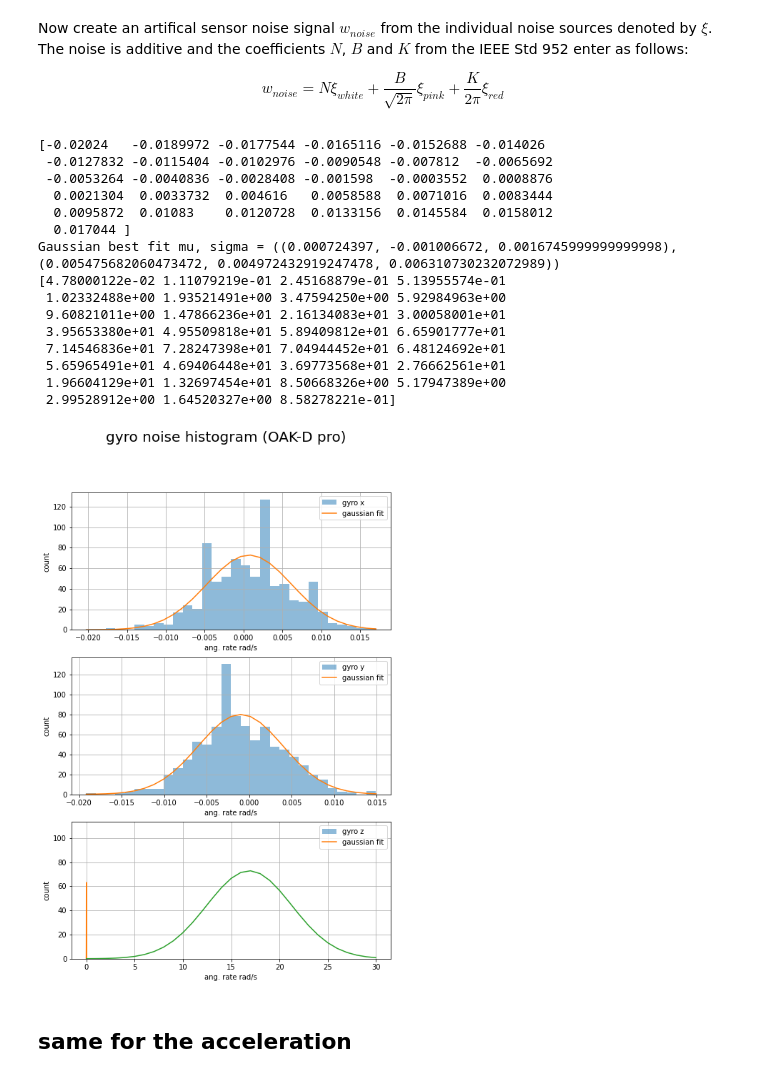
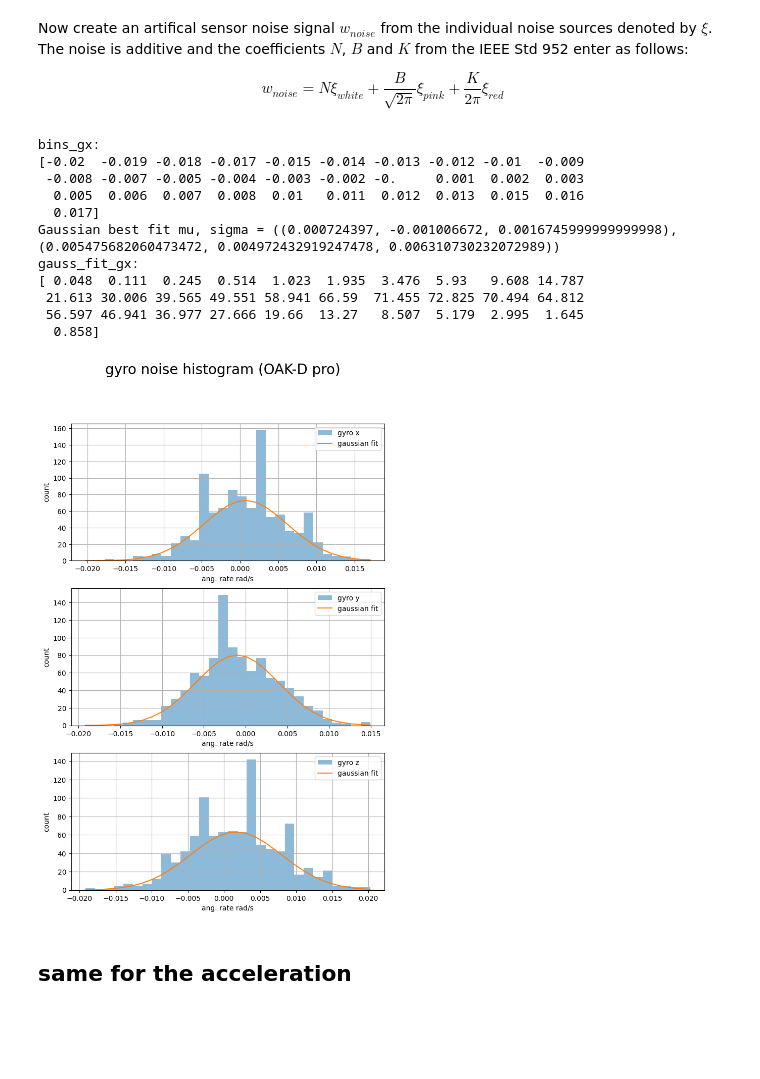
Before and after one commit to diplodocuslongus/depthai2know, a Jupyter notebook: IMU/imu_noise_characterization.ipynb, the cells around one changed output. Saved outputs shown, nothing was run; the diff lists cells and outputs as text; code cells hidden in the pictures; blank space fills up the shorter version.

```diff
--- a/IMU/imu_noise_characterization.ipynb
+++ b/IMU/imu_noise_characterization.ipynb
@@ -186,54 +234,61 @@ f, axarr = plt.subplots(3, sharex=False)
 f.set_figheight(12)
 f.set_figwidth(8)
 f.suptitle(f'gyro noise histogram (OAK-D pro)',fontsize = 20)
+histo_density = False
 #axarr[0].plot(t, accX_ref, 'y.',label="ground truth AccX")
-_, bins_gx, _ = axarr[0].hist(gx, NBINS, density=1, alpha=0.5,label='gyro x')
-_, bins_gy, _ = axarr[1].hist(gy, NBINS, density=1, alpha=0.5,label='gyro y')
-_, bins_gz, _ = axarr[2].hist(gz, NBINS, density=1, alpha=0.5,label='gyro z')
-print(bins_gx)
+# _, bins_gx, _ = axarr[0].hist(acc_ts_grad, NBINS, density=histo_density, alpha=0.5,label='gyro x')
+_, bins_gx, _ = axarr[0].hist(gx, NBINS, density=histo_density, alpha=0.5,label='gyro x')
+_, bins_gy, _ = axarr[1].hist(gy, NBINS, density=histo_density, alpha=0.5,label='gyro y')
+_, bins_gz, _ = axarr[2].hist(gz, NBINS, density=histo_density, alpha=0.5,label='gyro z')
+np.set_printoptions()  # formatter gets reset
+# reset the default print options
+np.set_printoptions(edgeitems=3, infstr='inf',
+                    linewidth=75, nanstr='nan', precision=8,
+                    suppress=False, threshold=1000, formatter=None)
+with np.printoptions(precision=3):
+    print(f'bins_gx:\n{bins_gx}')
 for i in range(3):
     axarr[i].grid()
     axarr[i].set_ylabel('count')
     axarr[i].set_xlabel('ang. rate rad/s')
 
 # axarr[0].set_title('Gyro Angular rate X')
 
 # print(f'bins from histo: { bins_gx,bins_gy,bins_gz}')
 mu, sigma = zip(stats.norm.fit(gx),stats.norm.fit(gy),stats.norm.fit(gz))
 
 print(f'Gaussian best fit mu, sigma = {mu,sigma}')
 gauss_fit_gx = stats.norm.pdf(bins_gx, mu[0], sigma[0])
 gauss_fit_gy = stats.norm.pdf(bins_gy, mu[1], sigma[1])
 gauss_fit_gz = stats.norm.pdf(bins_gz, mu[2], sigma[2])
 axarr[0].plot(bins_gx,gauss_fit_gx,label = 'gaussian fit')
 axarr[1].plot(bins_gy,gauss_fit_gy,label = 'gaussian fit')
 axarr[2].plot(bins_gz,gauss_fit_gz,label = 'gaussian fit')
 
 hmx = half_max_x(bins_gx,gauss_fit_gx)
 
 axarr[0].legend()
 axarr[1].legend()
 axarr[2].legend()
-plt.plot(gauss_fit_gx)
-print(gauss_fit_gx)
+# plt.plot(gauss_fit_gx)
+# np.set_printoptions(precision=2)
+with np.printoptions(precision=3, suppress=True):
+    print(f'gauss_fit_gx: \n{gauss_fit_gx}')
+# np.set_printoptions()  # formatter gets reset
 #axarr[0].set_ylim([-2, 2])
 # %% [output]
-[-0.02024   -0.0189972 -0.0177544 -0.0165116 -0.0152688 -0.014026
- -0.0127832 -0.0115404 -0.0102976 -0.0090548 -0.007812  -0.0065692
- -0.0053264 -0.0040836 -0.0028408 -0.001598  -0.0003552  0.0008876
-  0.0021304  0.0033732  0.004616   0.0058588  0.0071016  0.0083444
-  0.0095872  0.01083    0.0120728  0.0133156  0.0145584  0.0158012
-  0.017044 ]
+bins_gx:
+[-0.02  -0.019 -0.018 -0.017 -0.015 -0.014 -0.013 -0.012 -0.01  -0.009
+ -0.008 -0.007 -0.005 -0.004 -0.003 -0.002 -0.     0.001  0.002  0.003
+  0.005  0.006  0.007  0.008  0.01   0.011  0.012  0.013  0.015  0.016
+  0.017]
 Gaussian best fit mu, sigma = ((0.000724397, -0.001006672, 0.0016745999999999998), (0.005475682060473472, 0.004972432919247478, 0.006310730232072989))
-[4.78000122e-02 1.11079219e-01 2.45168879e-01 5.13955574e-01
- 1.02332488e+00 1.93521491e+00 3.47594250e+00 5.92984963e+00
- 9.60821011e+00 1.47866236e+01 2.16134083e+01 3.00058001e+01
- 3.95653380e+01 4.95509818e+01 5.89409812e+01 6.65901777e+01
- 7.14546836e+01 7.28247398e+01 7.04944452e+01 6.48124692e+01
- 5.65965491e+01 4.69406448e+01 3.69773568e+01 2.76662561e+01
- 1.96604129e+01 1.32697454e+01 8.50668326e+00 5.17947389e+00
- 2.99528912e+00 1.64520327e+00 8.58278221e-01]
+gauss_fit_gx:
+[ 0.048  0.111  0.245  0.514  1.023  1.935  3.476  5.93   9.608 14.787
+ 21.613 30.006 39.565 49.551 58.941 66.59  71.455 72.825 70.494 64.812
+ 56.597 46.941 36.977 27.666 19.66  13.27   8.507  5.179  2.995  1.645
+  0.858]
-[figure, old version]
+[figure, new version]
 # %% [markdown]
 ## same for the acceleration
 # %%
```
Also changed, not shown: parts of 3 cells of this notebook, 1 other file.
